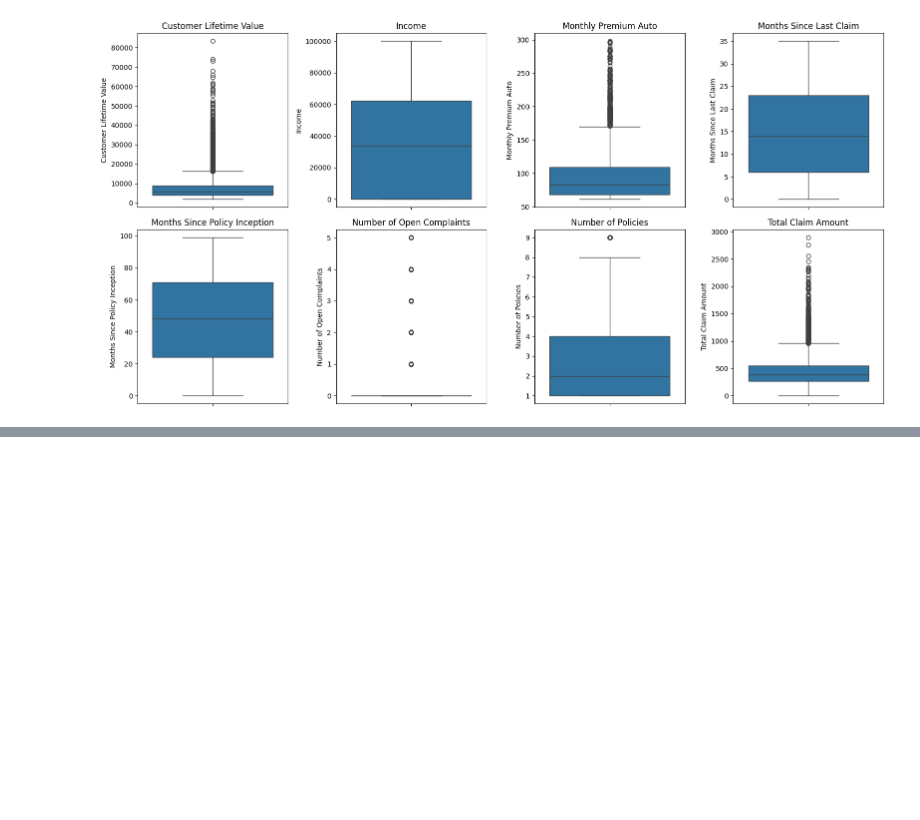
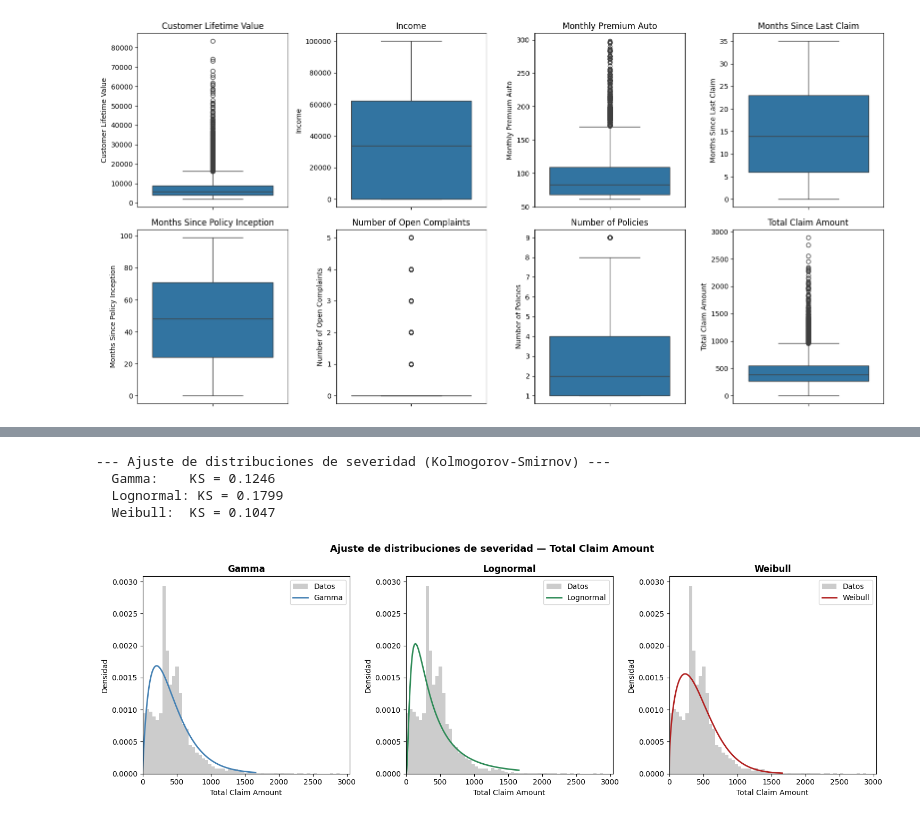
Before and after one commit to diegooperezz/actuarial-bnn-reserving, a Jupyter notebook: notebooks/01_eda_limpieza.ipynb, the cells around one changed output, grey strips where cells are left out. Drawn from its saved outputs; the diff is of its cells as text; code cells hidden in the pictures; blank space fills up the shorter version.

```diff
--- a/notebooks/01_eda_limpieza.ipynb
+++ b/notebooks/01_eda_limpieza.ipynb
@@ -347,18 +437,16 @@ En este pequeño resumen estadístico apreciamos algunas métricas muy interesan
 
 fig, axes = plt.subplots(nrows=3, ncols=3, figsize=(14, 12))
 axes = axes.flatten()
-colors = ['firebrick', 'steelblue', 'seagreen', 'darkorange', 'mediumpurple', 'teal', 'coral', 'darkgreen']
+colors = ['firebrick', 'steelblue', 'seagreen', 'darkorange',
+          'mediumpurple', 'teal', 'coral', 'darkgreen']
+
 for i, col in enumerate(numerical_columns):
     # Ajustamos el tamaño de los intervalos del histograma utilizando el máximo y mínimo de cada variable para definir los bins
     min_val = df_num[col].min()
     max_val = df_num[col].max()
 
     if max_val - min_val < 50:      # Si el rango es menor a 50, usamos un bin por cada unidad
-        sns.histplot(
-            data=df_num,
-            x=col,
-            ax=axes[i],
-            discrete=True, # Centra y ensancha las barras en los números enteros
+        sns.histplot(data=df_num, x=col, ax=axes[i], discrete=True, # Centra y ensancha las barras en los números enteros
             kde=False,     # La curva de densidad no aporta mucho en datos discretos
             color=colors[i]
         )
@@ -372,14 +460,8 @@ for i, col in enumerate(numerical_columns):
         else:                           # Si el rango es mayor a 1000, usamos un bin por cada 100 unidades
             nbins = int((max_val - min_val) / 5000)
 
-        sns.histplot(
-            data=df_num,
-            x=col,
-            ax=axes[i],
-            bins=nbins,
-            kde=True,
-            color=colors[i]
-        )
+        sns.histplot(data=df_num, x=col,  ax=axes[i],
+            bins=nbins, kde=True, color=colors[i])
 
     # Configurar títulos y etiquetas para cada subgráfico
     axes[i].set_xlim(left=0)
@@ -474,0 +596,46 @@ A continuación, sacaremos las correlaciones de nuestras variables para saber cu
+# %%
+tca = df_num['Total Claim Amount'].values
+
+# --- Ajuste de distribuciones ---
+gfit  = gamma.fit(tca, floc=0)
+lfit  = lognorm.fit(tca, floc=0)
+wfit  = weibull_min.fit(tca, floc=0)
+
+ks_g, p_g = kstest(tca, 'gamma',      args=gfit)
+ks_l, p_l = kstest(tca, 'lognorm',    args=lfit)
+ks_w, p_w = kstest(tca, 'weibull_min', args=wfit)
+
+print("--- Ajuste de distribuciones de severidad (Kolmogorov-Smirnov) ---")
+print(f"  Gamma:    KS = {ks_g:.4f} ")
+print(f"  Lognormal: KS = {ks_l:.4f}")
+print(f"  Weibull:  KS = {ks_w:.4f}")
+
+# --- Visualización ---
+x = np.linspace(tca.min(), np.percentile(tca, 99.5), 500)
+fig, axes = plt.subplots(1, 3, figsize=(15, 5))
+
+dist_configs = [
+    ('Gamma',    gamma,       gfit,  'steelblue'),
+    ('Lognormal', lognorm,    lfit,  'seagreen'),
+    ('Weibull',  weibull_min, wfit,  'firebrick'),
+]
+
+for ax, (name, dist_obj, fit_params, color) in zip(axes, dist_configs):
+    ax.hist(tca, bins=60, density=True, alpha=0.4, color='grey', label='Datos')
+    ax.plot(x, dist_obj.pdf(x, *fit_params), color=color, lw=2, label=name)
+    ax.set_title(f'{name}', fontsize=12, fontweight='bold')
+    ax.set_xlabel('Total Claim Amount')
+    ax.set_ylabel('Densidad')
+    ax.legend()
+    ax.set_xlim(left=0)
+
+plt.suptitle('Ajuste de distribuciones de severidad — Total Claim Amount',
+             fontsize=13, fontweight='bold')
+plt.tight_layout()
+plt.show()
+# %% [output]
+--- Ajuste de distribuciones de severidad (Kolmogorov-Smirnov) ---
+  Gamma:    KS = 0.1246
+  Lognormal: KS = 0.1799
+  Weibull:  KS = 0.1047
+[figure, added]
```
Also changed, not shown: parts of 58 cells of this notebook, 5 other files.
